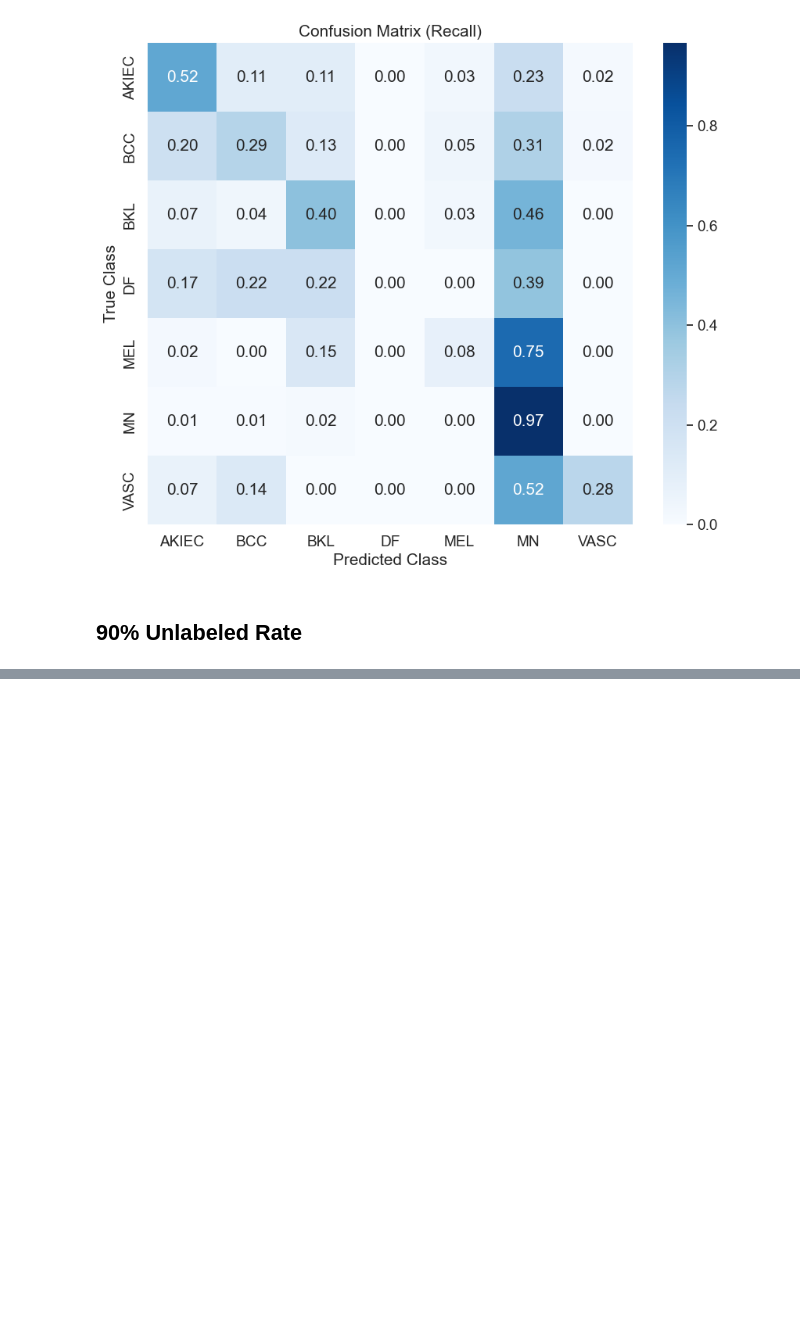
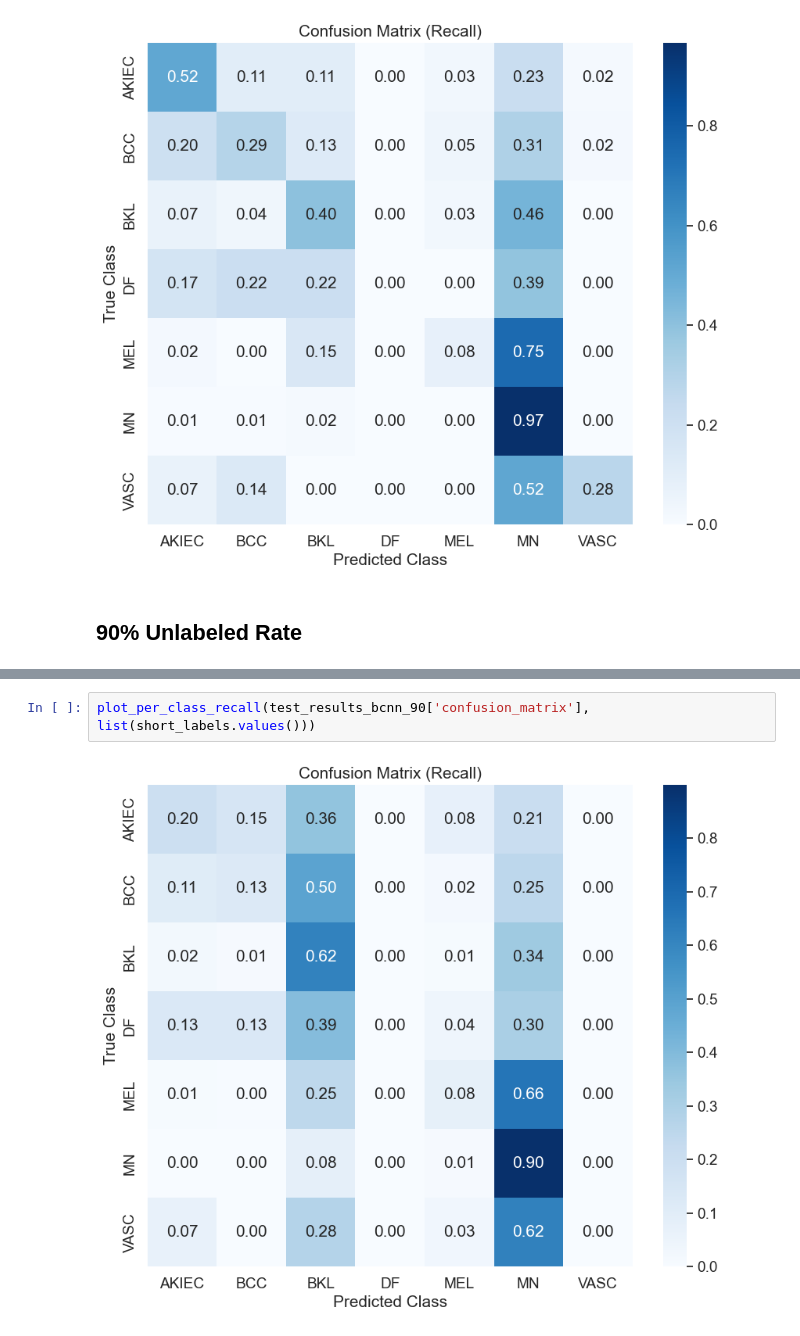
Before and after one commit to behrensm03/bdl-ssl, a Jupyter notebook: bayes_cnn_baseline.ipynb, the cells around one changed output, grey strips where cells are left out. Cells and saved outputs as stored; diff of their text form; blank space fills up the shorter version.

```diff
--- a/bayes_cnn_baseline.ipynb
+++ b/bayes_cnn_baseline.ipynb
@@ -311,0 +373,4 @@ plot_per_class_recall(test_results_bcnn_75['confusion_matrix'], list(short_label
+# %%
+plot_per_class_recall(test_results_bcnn_90['confusion_matrix'], list(short_labels.values()))
+# %% [output]
+[figure, added]
```
Also changed, not shown: parts of 7 cells of this notebook, 2 other files.
